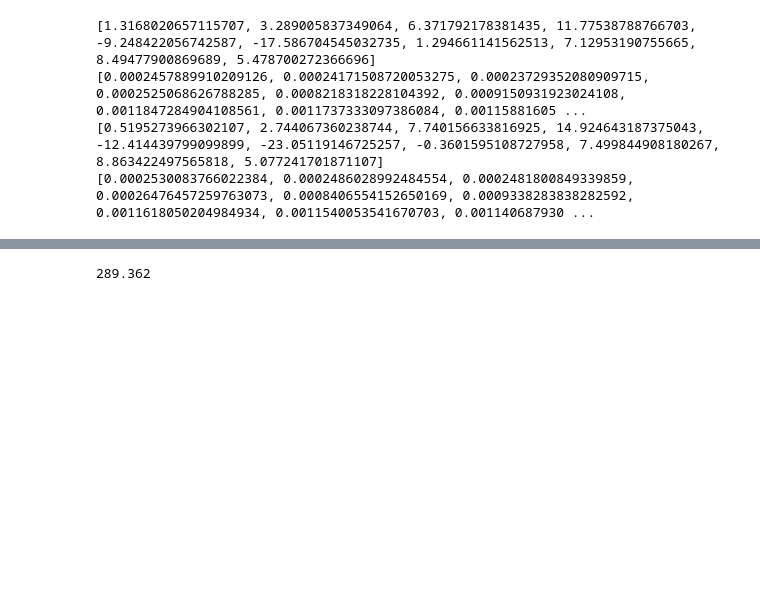
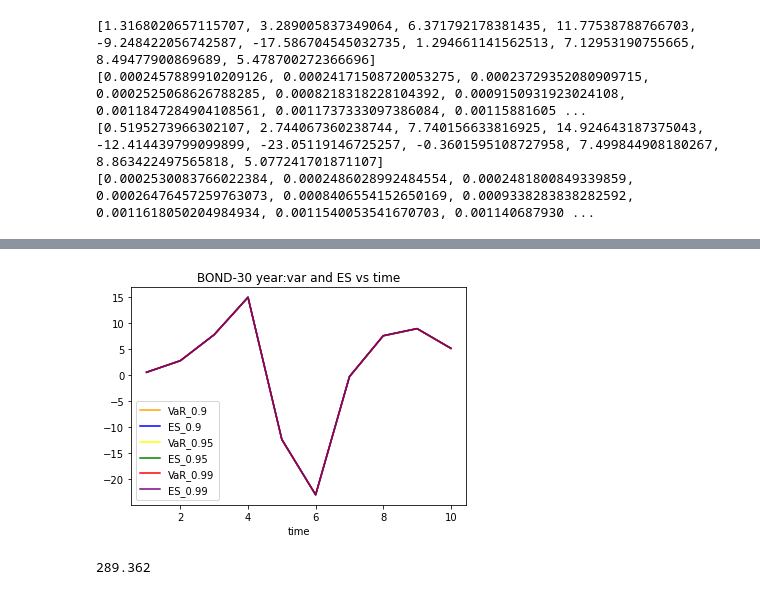
Before and after one commit to ZiyueNie/575, a Jupyter notebook: src/ib_project.ipynb, the cells around one changed output, grey strips where cells are left out. Cells and saved outputs as stored; diff of their text form; code cells hidden in the pictures; blank space fills up the shorter version.

```diff
--- a/src/ib_project.ipynb
+++ b/src/ib_project.ipynb
@@ -129,3 +153,23 @@ print(Bond2_var)
+# %%
+B21=VaRnorm(0.9,Bond2_mu,np.sqrt(Bond2_var))
+B22=VaRnorm(0.95,Bond2_mu,np.sqrt(Bond2_var))
+B23=VaRnorm(0.99,Bond2_mu,np.sqrt(Bond2_var))
+#print(B12[0])
+#print(B13[0])
+x=np.linspace(1,10,10)
+#day=['2/22','3/1','11/1','11/4','11/5','11/6']
+plt.plot(x,B21[0],'orange',label="VaR_0.9")
+plt.plot(x,B21[1],'blue',label="ES_0.9")
+plt.plot(x,B22[0],'yellow',label="VaR_0.95")
+plt.plot(x,B22[1],'green',label="ES_0.95")
+plt.plot(x,B23[0],'red',label="VaR_0.99")
+plt.plot(x,B23[1],'purple',label="ES_0.99")
+plt.xlabel('time')
+plt.title('BOND-30 year:var and ES vs time')
+plt.legend()
+plt.show()
+# %% [output]
+[figure, added]
 # %%
 #put option
 # %%
```
Also changed, not shown: parts of 12 cells of this notebook.
